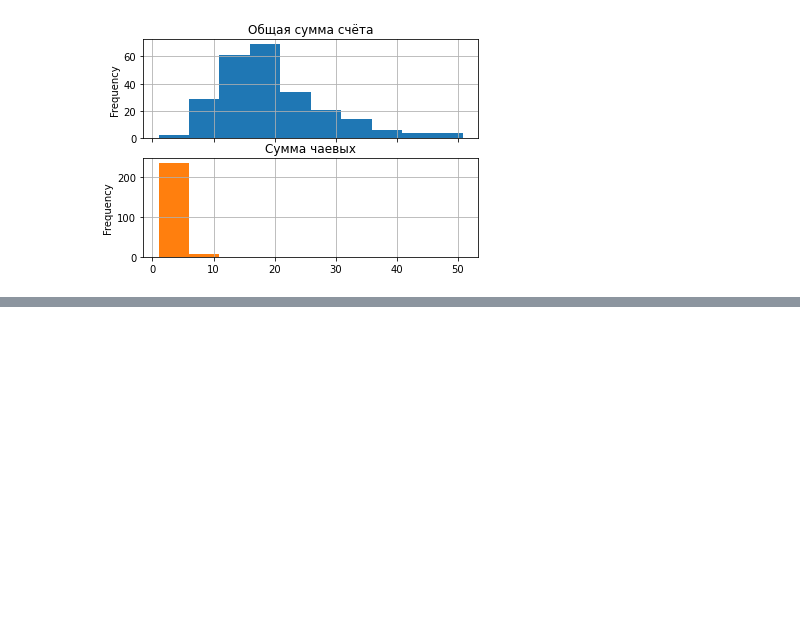
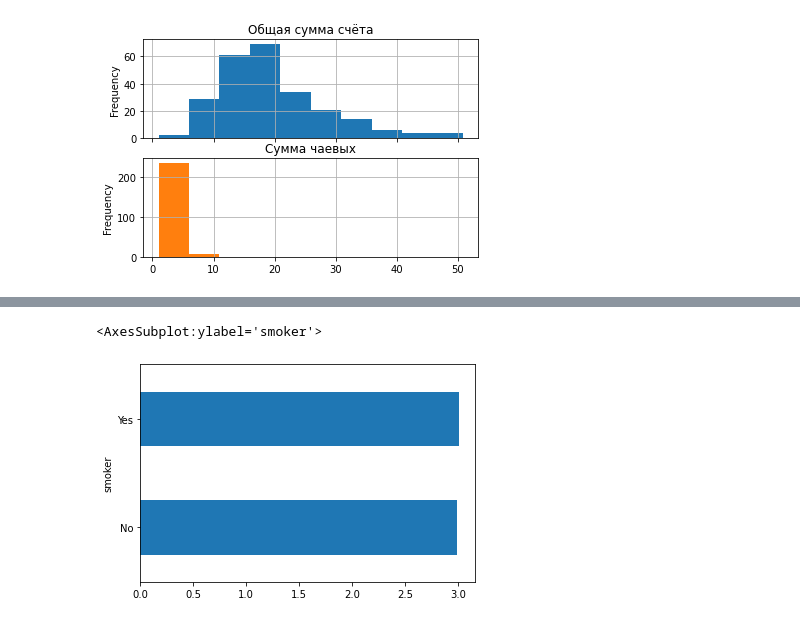
Before and after one commit to Tannheuser/Skillfactory, a Jupyter notebook: module_2/python_10/pandas_plot.ipynb, the cells around one changed output, grey strips where cells are left out. Cells and saved outputs as stored; diff of their text form; code cells hidden in the pictures; blank space fills up the shorter version.

```diff
--- a/module_2/python_10.ipynb
+++ b/module_2/python_10/pandas_plot.ipynb
@@ -53,0 +75,5 @@ array([<AxesSubplot:title={'center':'Общая сумма счёта'}, ylabel=
+# %%
+df.groupby('smoker')['tip'].mean().plot(kind = 'barh')
+# %% [output]
+<AxesSubplot:ylabel='smoker'>
+[figure, added]
```
Also changed, not shown: parts of 3 cells of this notebook, 5 other files.
